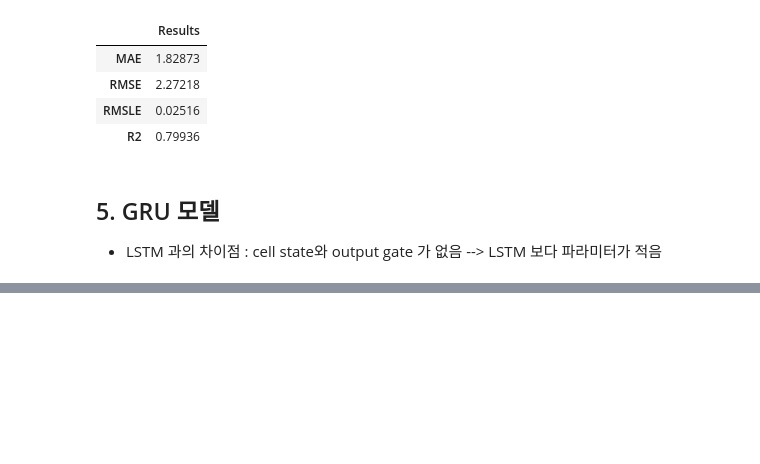
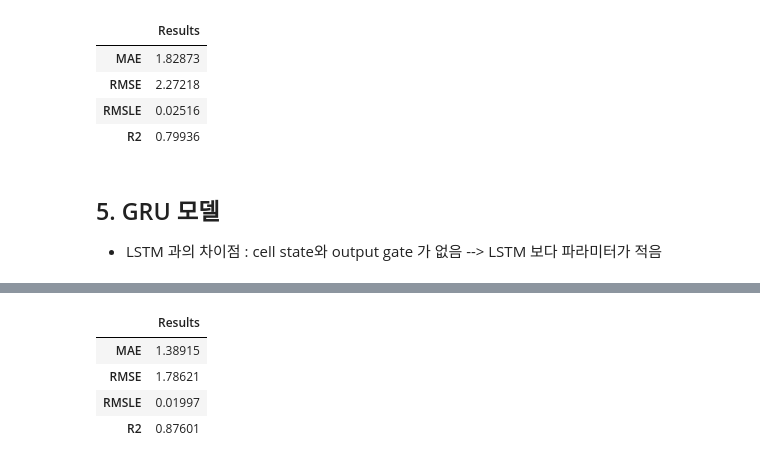
Before and after one commit to bee85919/lstm-gru-test, a Jupyter notebook: lstm-test.ipynb, the cells around one changed output, grey strips where cells are left out. Cells and saved outputs as stored; diff of their text form; code cells hidden in the pictures; blank space fills up the shorter version.

```diff
--- a/lstm-test.ipynb
+++ b/lstm-test.ipynb
@@ -342,0 +351,12 @@ def GRU_model(X_train, y_train, X_test, sc):
+# %%
+y_pred_gru = pd.DataFrame(GRU_prediction[:, 0])
+y_test_gru=all_data.loc['2019':,'Adj Close'][0:len(GRU_prediction)]
+y_test_gru.reset_index(drop=True, inplace=True)
+# %%
+confirm_result(y_test_gru, y_pred_gru)
+# %% [output]
+|  | Results |
+| MAE | 1.38915 |
+| RMSE | 1.78621 |
+| RMSLE | 0.01997 |
+| R2 | 0.87601 |
```
Also changed, not shown: parts of 5 cells of this notebook.
